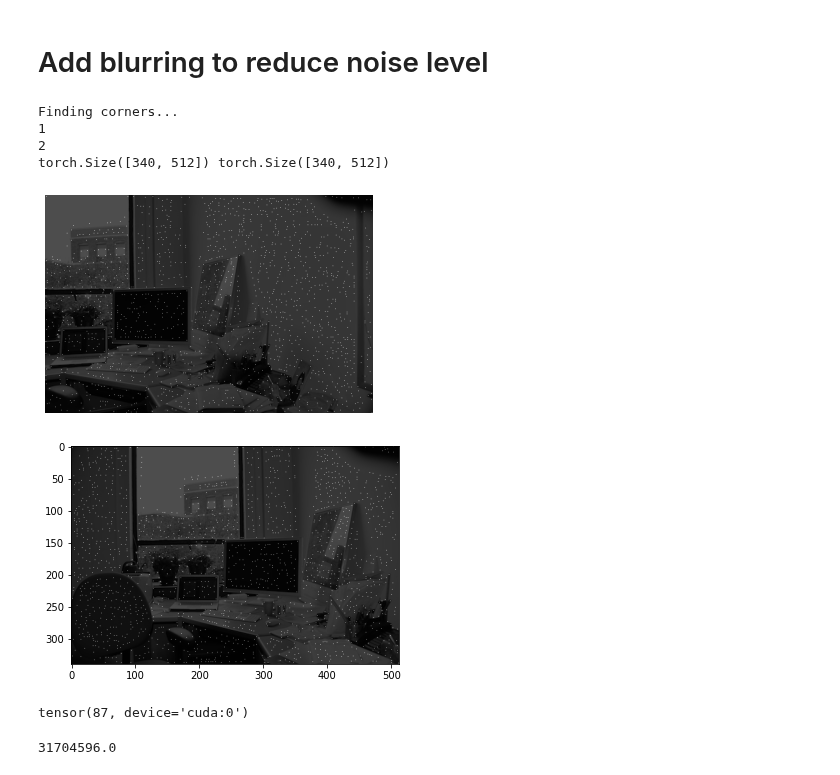
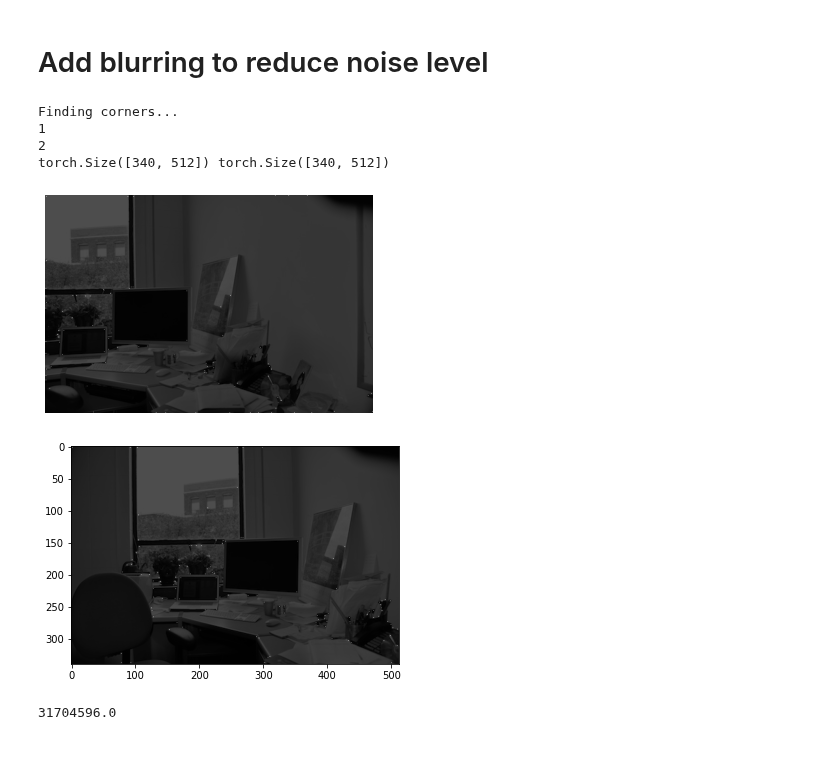
Before and after one commit to Tsmorz/computer-vision, a Jupyter notebook: Project 2/HarrisCorners-matin.ipynb, the cells around one changed output. Saved outputs shown, nothing was run; the diff lists cells and outputs as text; code cells hidden in the pictures.

```diff
--- a/Project 2/HarrisCorners-matin.ipynb
+++ b/Project 2/HarrisCorners-matin.ipynb
@@ -172,7 +172,7 @@ def HarrisCorner(image, threshold, width, k):
     # R = detM - k * traceM**2
 
     # Threshold values
-#     R[R < threshold * torch.max(R)] = 0
+    R[R < threshold * torch.max(R)] = 0
 
     # Nonmax Supression
     R = corner_nms(R, width)
@@ -314,40 +314,38 @@ im2 = gaussian_filter(gray2, 1, 'same')
 # %%
 # Find sparse corners
 print('Finding corners...')
 width = 2
 k = 0.04
 density = 100
-corners1 = HarrisCorner(im1, 0.7, width,k)
+corners1 = HarrisCorner(im1, 0.01, width,k)
 # print(corners1.max())
 # corners1[corners1 <= corners1.amax() * 0.02] = 0
 print("1")
-corners2 = HarrisCorner(im2, 0.7, width,k)
+corners2 = HarrisCorner(im2, 0.01, width,k)
 # corners2[corners2 <= corners2.amax() * 0.02] = 0
 print("2")
 Ix = sobel_x(gray1)
 Iy = sobel_y(gray1)
 
 plt.imshow(gray1.cpu().numpy(),cmap='gray')
 plt.imshow(corners1.cpu().numpy()>0,cmap='gray',alpha=0.7)
 # plt.imshow((torch.sqrt(Ix**2 + Iy**2)).cpu().numpy(), cmap='gray', alpha =1.0)
 print(corners1.shape, gray1.shape)
 plt.axis('off')
 plt.savefig('k0600.png', dpi=200, bbox_inches='tight', pad_inches=0)
 plt.show()
 plt.imshow(gray2.cpu().numpy(),cmap='gray')
 plt.imshow(corners2.cpu().numpy()>0,cmap='gray',alpha=0.7)
 plt.show()
 # %% [output]
 Finding corners...
 1
 2
 torch.Size([340, 512]) torch.Size([340, 512])
-[figure, old version]
+[figure, new version]
-[figure, old version]
+[figure, new version]
 # %%
 print((corners1 > 0).sum())
-# %% [output]
-tensor(87, device='cuda:0')
 # %%
 import cv2
 c_cv2 = cv2.cornerHarris(gray1.cpu().numpy(), 9, 3, 0.04)
```
